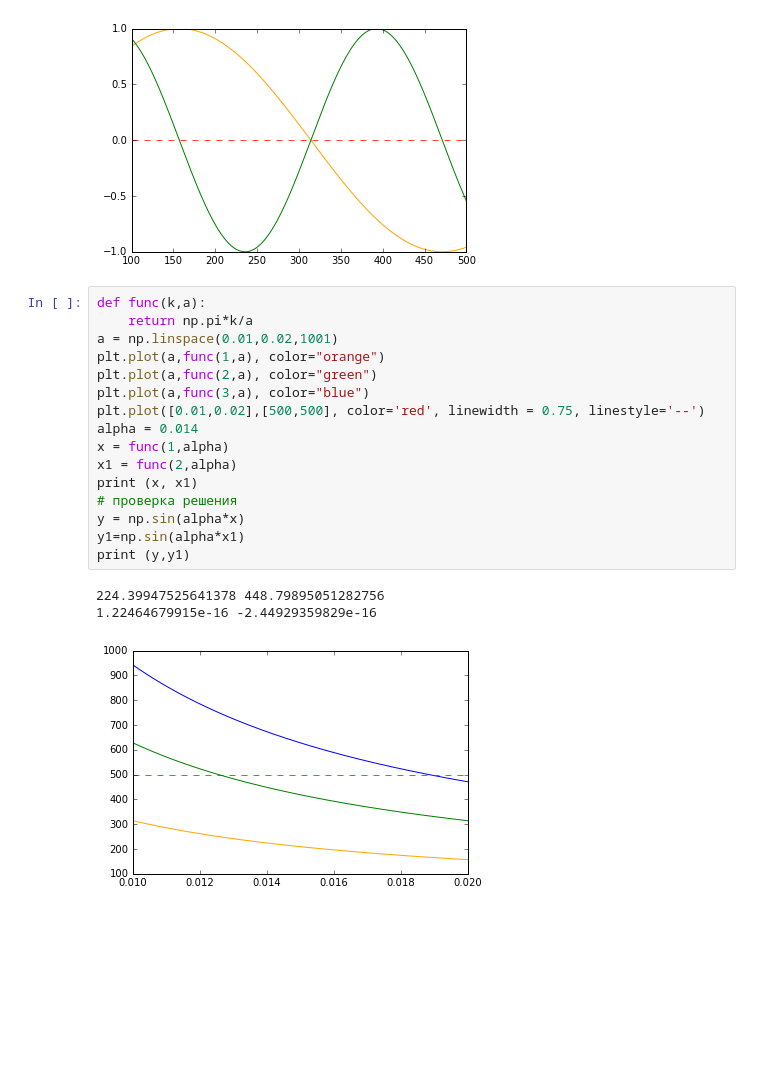
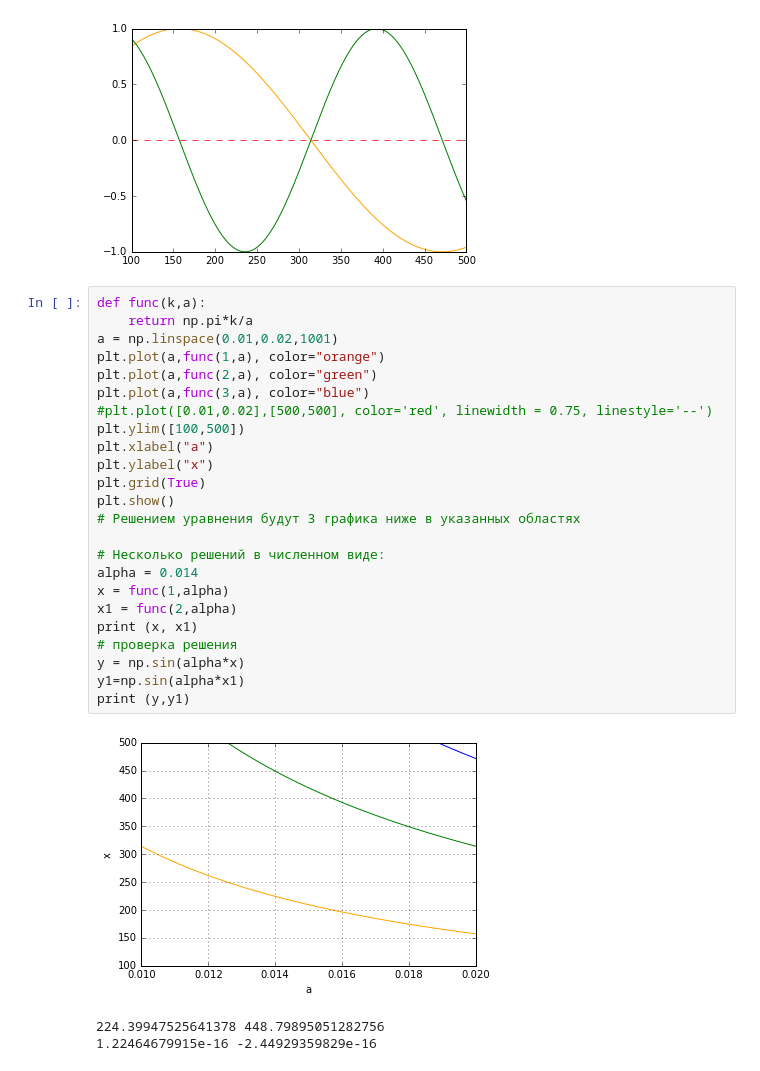
Before and after one commit to karashchuk/Lesson_04, a Jupyter notebook: Lesson_04.ipynb, the cells around one changed output. Saved outputs shown, nothing was run; the diff lists cells and outputs as text; blank space fills up the shorter version.

Commit message:
Ограничил область графика областью решения

```diff
--- a/Lesson_04.ipynb
+++ b/Lesson_04.ipynb
@@ -15,20 +15,28 @@ plt.plot([100,500],[0,0], color='red', linewidth = 0.75, linestyle='--')
 # %%
 def func(k,a):
     return np.pi*k/a
 a = np.linspace(0.01,0.02,1001)
 plt.plot(a,func(1,a), color="orange")
 plt.plot(a,func(2,a), color="green")
 plt.plot(a,func(3,a), color="blue")
-plt.plot([0.01,0.02],[500,500], color='red', linewidth = 0.75, linestyle='--')
+#plt.plot([0.01,0.02],[500,500], color='red', linewidth = 0.75, linestyle='--')
+plt.ylim([100,500])
+plt.xlabel("a")
+plt.ylabel("x")
+plt.grid(True)
+plt.show()
+# Решением уравнения будут 3 графика ниже в указанных областях
+
+# Несколько решений в численном виде:
 alpha = 0.014
 x = func(1,alpha)
 x1 = func(2,alpha)
 print (x, x1)
 # проверка решения
 y = np.sin(alpha*x)
 y1=np.sin(alpha*x1)
 print (y,y1)
 # %% [output]
+[figure, new version]
 224.39947525641378 448.79895051282756
 1.22464679915e-16 -2.44929359829e-16
-[figure, old version]
```
